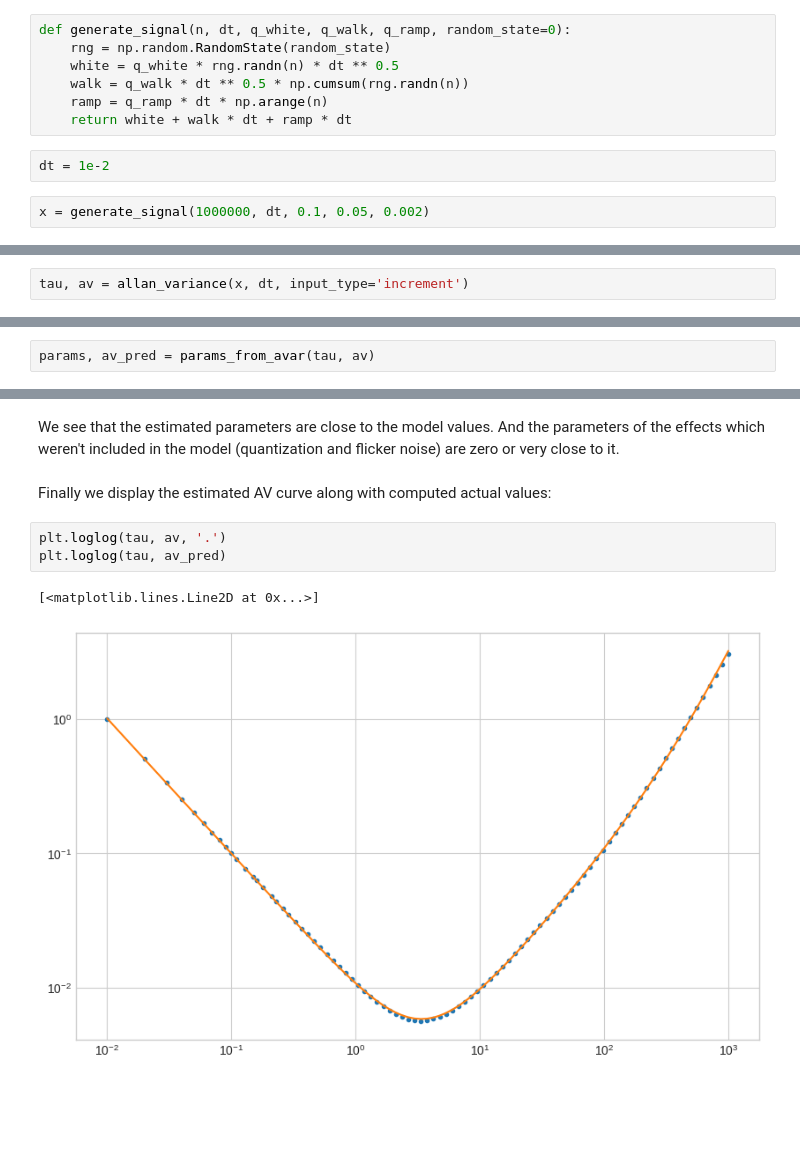
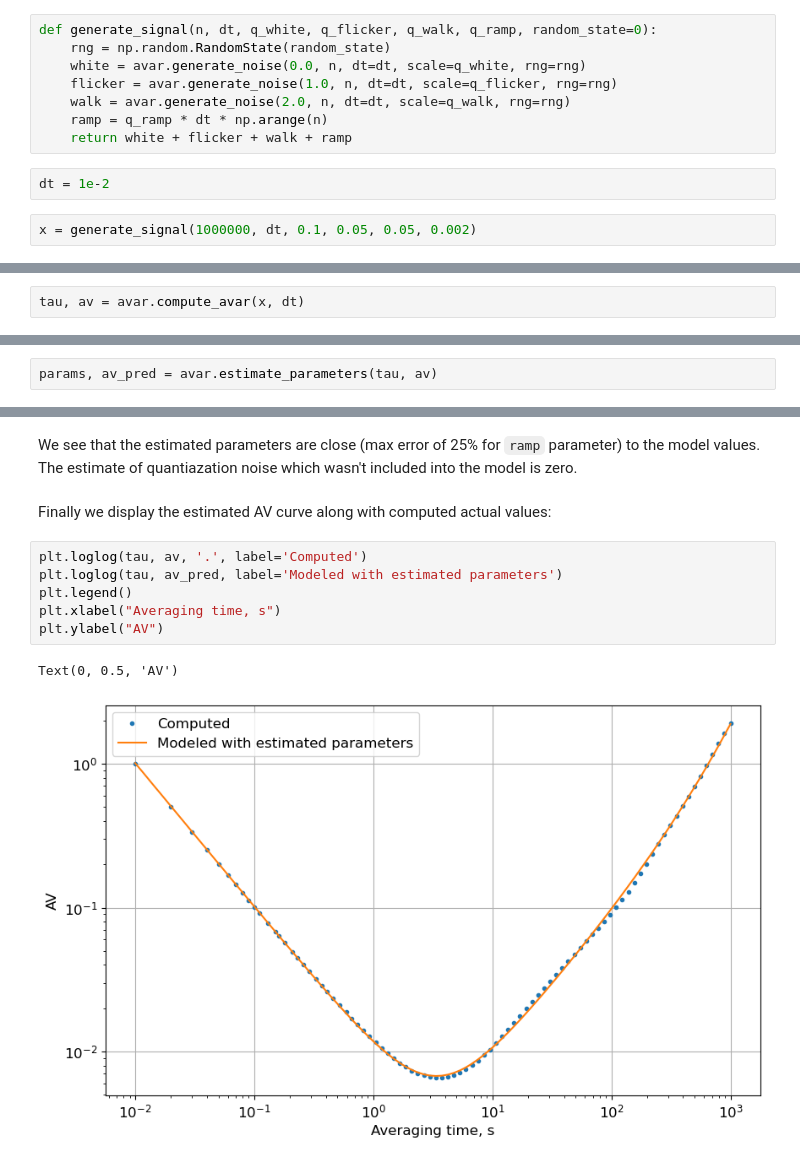
Before and after one commit to nmayorov/allan-variance, a Jupyter notebook: example.ipynb, the cells around one changed output, grey strips where cells are left out. Cells and saved outputs as stored; diff of their text form; blank space fills up the shorter version.

Commit message:
ENH: Introduce noise generation, introduce a package, update example.ipynb

```diff
--- a/example.ipynb
+++ b/example.ipynb
@@ -13,12 +11,13 @@ First generate a model signal containing additive white noise, random walk and d
 # %%
-def generate_signal(n, dt, q_white, q_walk, q_ramp, random_state=0):
+def generate_signal(n, dt, q_white, q_flicker, q_walk, q_ramp, random_state=0):
     rng = np.random.RandomState(random_state)
-    white = q_white * rng.randn(n) * dt ** 0.5
-    walk = q_walk * dt ** 0.5 * np.cumsum(rng.randn(n))
+    white = avar.generate_noise(0.0, n, dt=dt, scale=q_white, rng=rng)
+    flicker = avar.generate_noise(1.0, n, dt=dt, scale=q_flicker, rng=rng)
+    walk = avar.generate_noise(2.0, n, dt=dt, scale=q_walk, rng=rng)
     ramp = q_ramp * dt * np.arange(n)
-    return white + walk * dt + ramp * dt
+    return white + flicker + walk + ramp
 # %%
 dt = 1e-2
 # %%
-x = generate_signal(1000000, dt, 0.1, 0.05, 0.002)
+x = generate_signal(1000000, dt, 0.1, 0.05, 0.05, 0.002)
 # %% [markdown]
@@ -26,4 +25,4 @@ Now compute AV curve using `allan_variance` function:
 # %%
-tau, av = allan_variance(x, dt, input_type='increment')
+tau, av = avar.compute_avar(x, dt)
 # %%
 plt.loglog(tau, av, '.')
@@ -37,5 +38,5 @@ We can automatically estimate the noise magnitudes using `params_from_avar` func
 # %%
-params, av_pred = params_from_avar(tau, av)
+params, av_pred = avar.estimate_parameters(tau, av)
 # %%
 params
 # %% [output]
@@ -47,11 +48,15 @@ ramp            0.002167
 Name: 0, dtype: float64
 # %% [markdown]
-We see that the estimated parameters are close to the model values. And the parameters of the effects which weren't included in the model (quantization and flicker noise) are zero or very close to it.
+We see that the estimated parameters are close (max error of 25% for `ramp` parameter) to the model values.
+The estimate of quantiazation noise which wasn't included into the model is zero.
 # %% [markdown]
 Finally we display the estimated AV curve along with computed actual values:
 # %%
-plt.loglog(tau, av, '.')
-plt.loglog(tau, av_pred)
+plt.loglog(tau, av, '.', label='Computed')
+plt.loglog(tau, av_pred, label='Modeled with estimated parameters')
+plt.legend()
+plt.xlabel("Averaging time, s")
+plt.ylabel("AV")
 # %% [output]
-[<matplotlib.lines.Line2D at 0x...>]
+Text(0, 0.5, 'AV')
-[figure, old version]
+[figure, new version]
```
Also changed, not shown: parts of 9 cells of this notebook, 5 other files.
